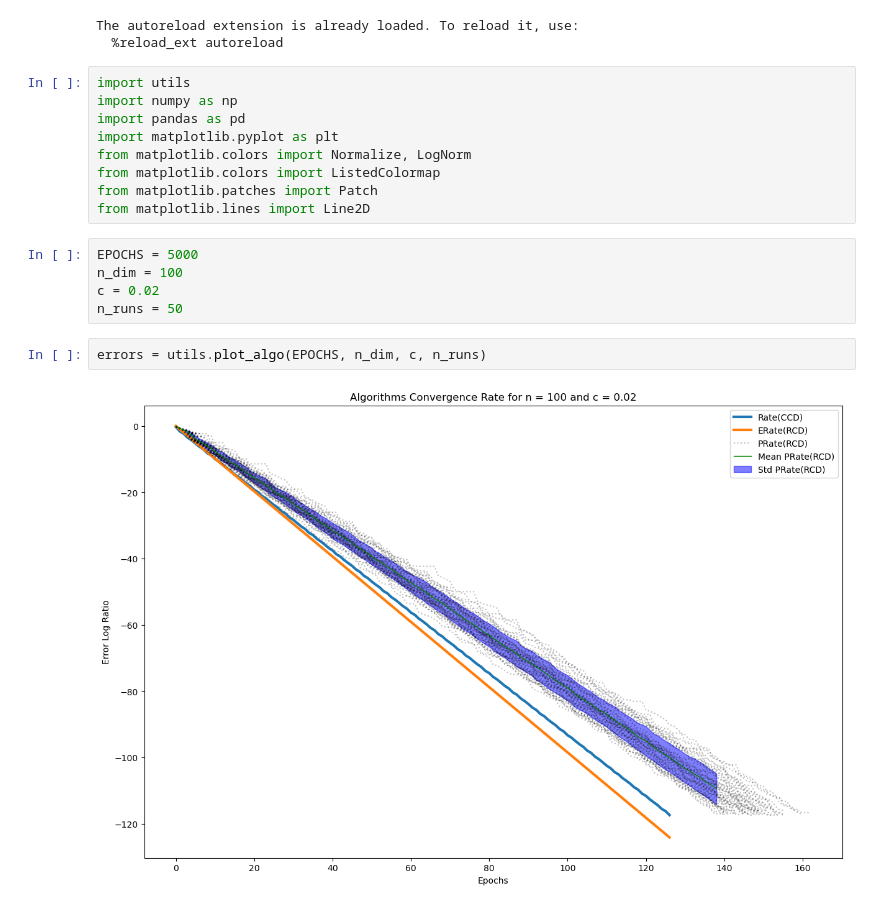
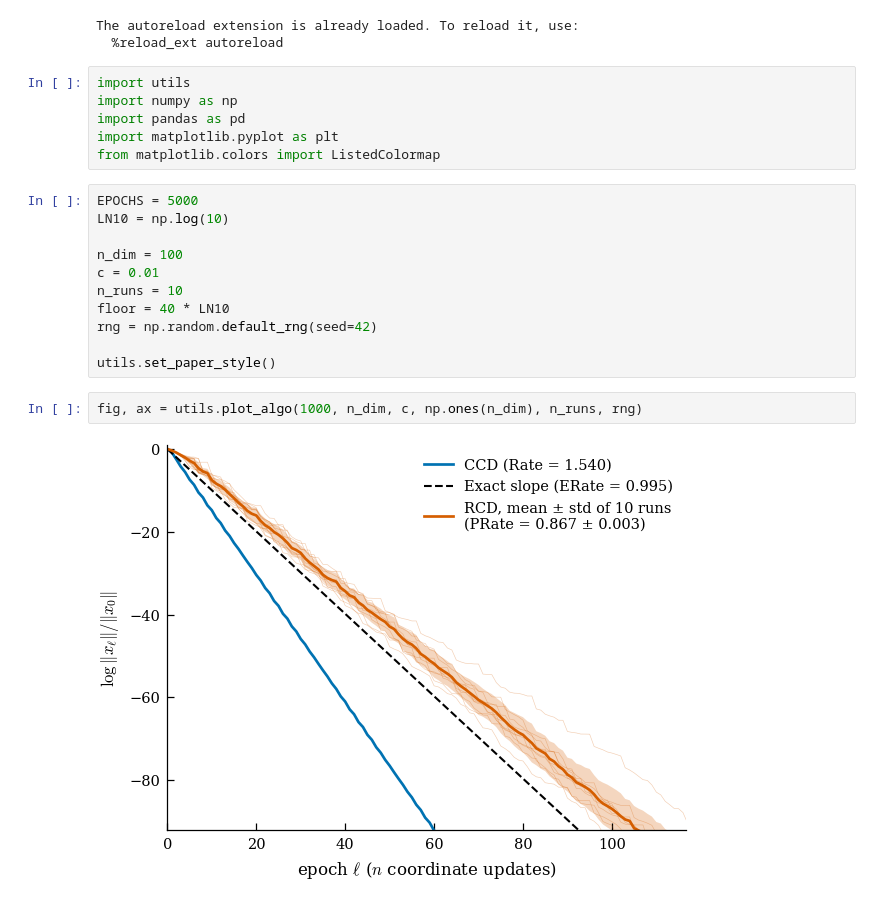
Before and after one commit to pinto2501/coordinate_descent, a Jupyter notebook: cbcd.ipynb, the cells around one changed output. Saved outputs shown, nothing was run; the diff lists cells and outputs as text.

Commit message:
Revamp utils and simulation

```diff
--- a/cbcd.ipynb
+++ b/cbcd.ipynb
@@ -9,16 +9,19 @@ import utils
 import numpy as np
 import pandas as pd
 import matplotlib.pyplot as plt
-from matplotlib.colors import Normalize, LogNorm
 from matplotlib.colors import ListedColormap
-from matplotlib.patches import Patch
-from matplotlib.lines import Line2D
 # %%
 EPOCHS = 5000
+LN10 = np.log(10)
+
 n_dim = 100
-c = 0.02
-n_runs = 50
+c = 0.01
+n_runs = 10
+floor = 40 * LN10
+rng = np.random.default_rng(seed=42)
+
+utils.set_paper_style()
 # %%
-errors = utils.plot_algo(EPOCHS, n_dim, c, n_runs)
+fig, ax = utils.plot_algo(1000, n_dim, c, np.ones(n_dim), n_runs, rng)
 # %% [output]
-[figure, old version]
+[figure, new version]
```
Also changed, not shown: parts of 11 cells of this notebook, 20 other files.
